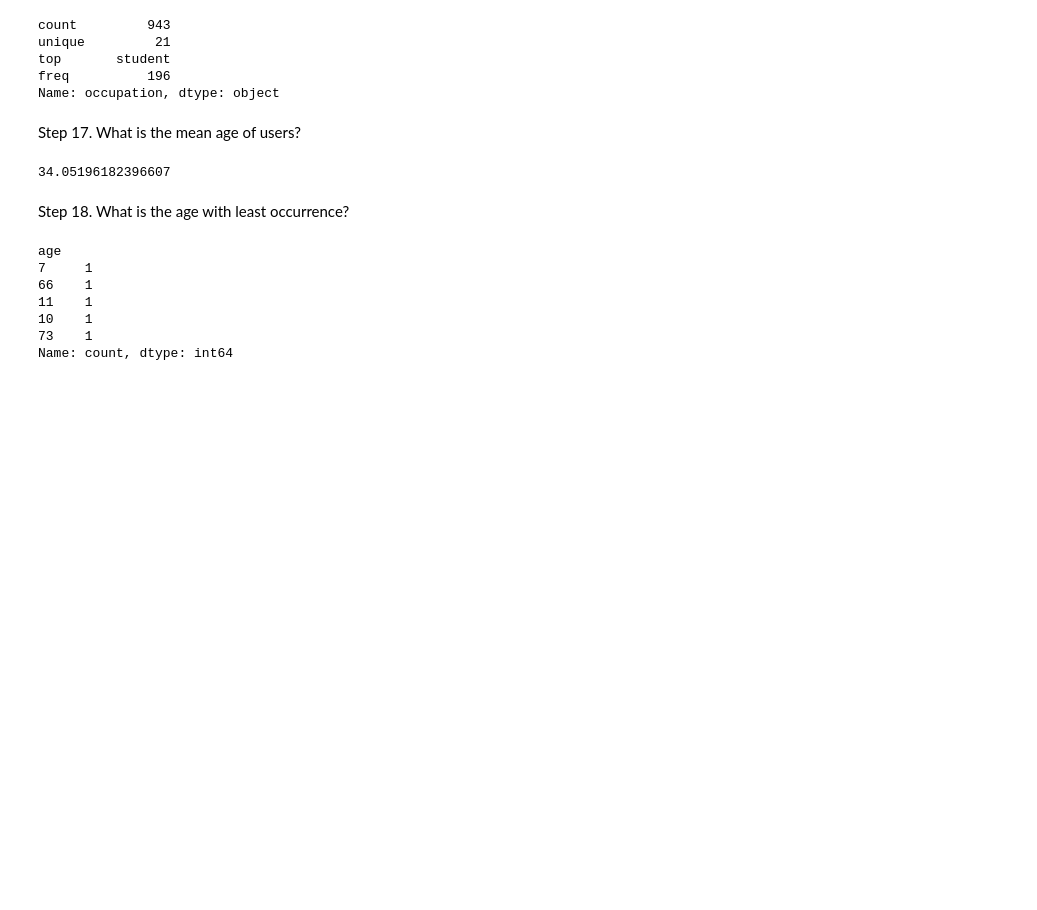
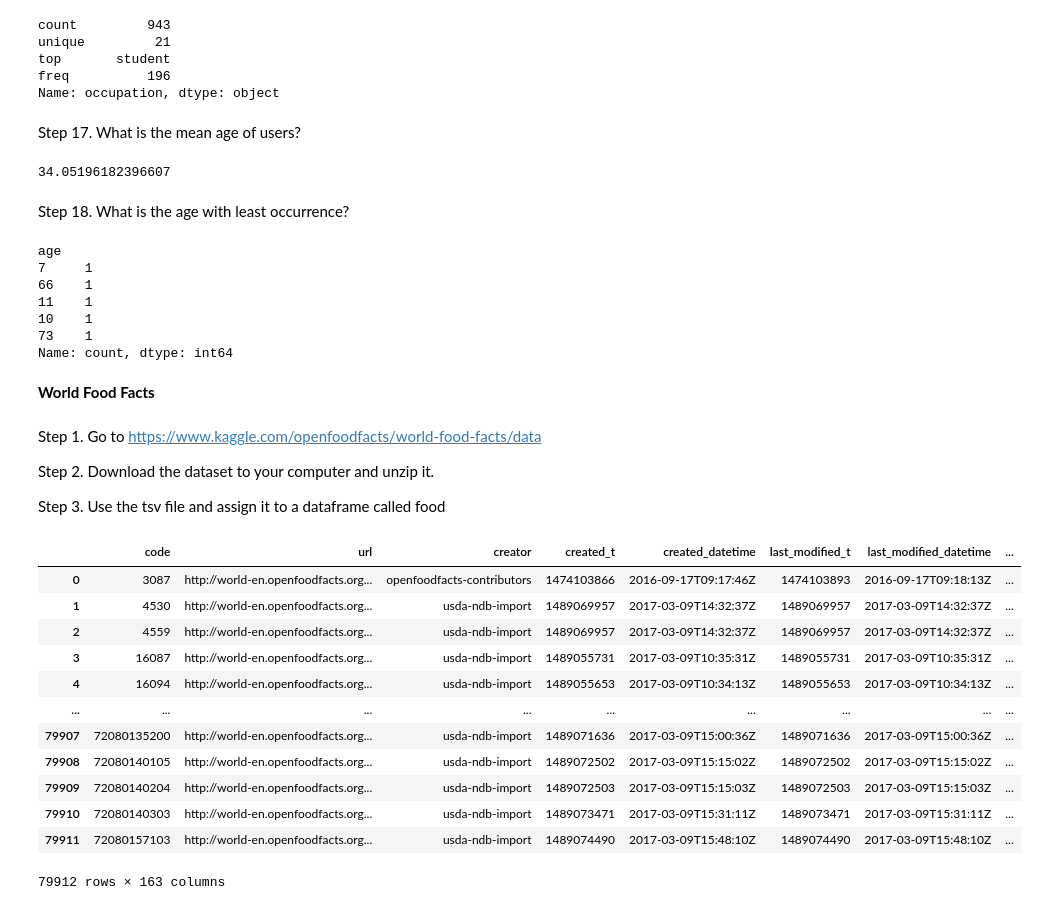
Before and after one commit to Karlajack/pydata_analysis, a Jupyter notebook: pandasdailypractice4.ipynb, the cells around one changed output. Drawn from its saved outputs; the diff is of its cells as text; code cells hidden in the pictures; blank space fills up the shorter version.

```diff
--- a/pandasdailypractice4.ipynb
+++ b/pandasdailypractice4.ipynb
@@ -366,3 +366,28 @@ age
 10    1
 73    1
 Name: count, dtype: int64
+# %% [markdown]
+**World Food Facts**
+# %% [markdown]
+Step 1. Go to https://www.kaggle.com/openfoodfacts/world-food-facts/data
+
+Step 2. Download the dataset to your computer and unzip it.
+
+Step 3. Use the tsv file and assign it to a dataframe called food
+# %%
+food = pd.read_table('/content/en.openfoodfacts.org.products.tsv',sep='\t')
+food
+# %% [output]
+|  | code | url | creator | created_t | created_datetime | last_modified_t | last_modified_datetime | ... |
+| 0 | 3087 | http://world-en.openfoodfacts.org... | openfoodfacts-contributors | 1474103866 | 2016-09-17T09:17:46Z | 1474103893 | 2016-09-17T09:18:13Z | ... |
+| 1 | 4530 | http://world-en.openfoodfacts.org... | usda-ndb-import | 1489069957 | 2017-03-09T14:32:37Z | 1489069957 | 2017-03-09T14:32:37Z | ... |
+| 2 | 4559 | http://world-en.openfoodfacts.org... | usda-ndb-import | 1489069957 | 2017-03-09T14:32:37Z | 1489069957 | 2017-03-09T14:32:37Z | ... |
+| 3 | 16087 | http://world-en.openfoodfacts.org... | usda-ndb-import | 1489055731 | 2017-03-09T10:35:31Z | 1489055731 | 2017-03-09T10:35:31Z | ... |
+| 4 | 16094 | http://world-en.openfoodfacts.org... | usda-ndb-import | 1489055653 | 2017-03-09T10:34:13Z | 1489055653 | 2017-03-09T10:34:13Z | ... |
+| ... | ... | ... | ... | ... | ... | ... | ... | ... |
+| 79907 | 72080135200 | http://world-en.openfoodfacts.org... | usda-ndb-import | 1489071636 | 2017-03-09T15:00:36Z | 1489071636 | 2017-03-09T15:00:36Z | ... |
+| 79908 | 72080140105 | http://world-en.openfoodfacts.org... | usda-ndb-import | 1489072502 | 2017-03-09T15:15:02Z | 1489072502 | 2017-03-09T15:15:02Z | ... |
+| 79909 | 72080140204 | http://world-en.openfoodfacts.org... | usda-ndb-import | 1489072503 | 2017-03-09T15:15:03Z | 1489072503 | 2017-03-09T15:15:03Z | ... |
+| 79910 | 72080140303 | http://world-en.openfoodfacts.org... | usda-ndb-import | 1489073471 | 2017-03-09T15:31:11Z | 1489073471 | 2017-03-09T15:31:11Z | ... |
+| 79911 | 72080157103 | http://world-en.openfoodfacts.org... | usda-ndb-import | 1489074490 | 2017-03-09T15:48:10Z | 1489074490 | 2017-03-09T15:48:10Z | ... |
+79912 rows × 163 columns
```
Also changed, not shown: parts of 16 cells of this notebook.
